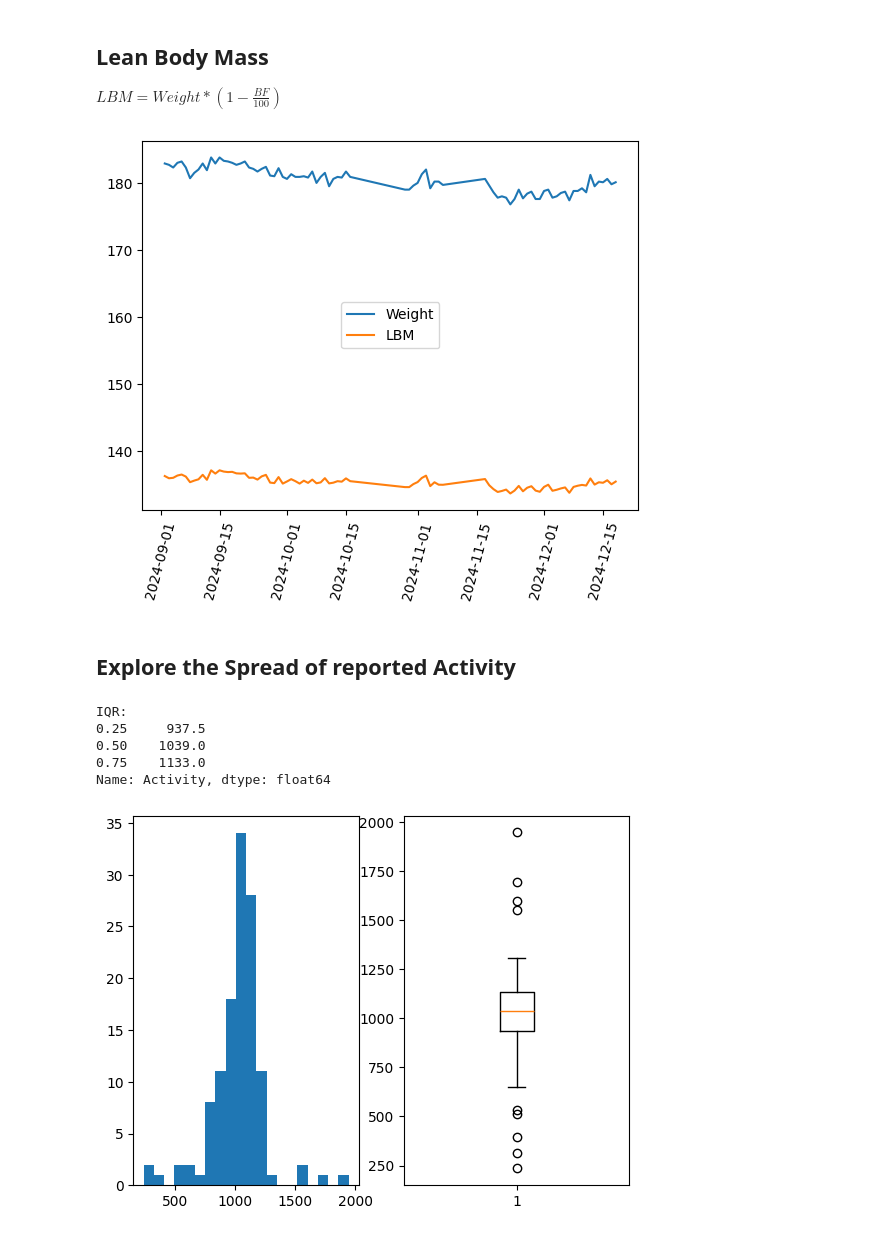
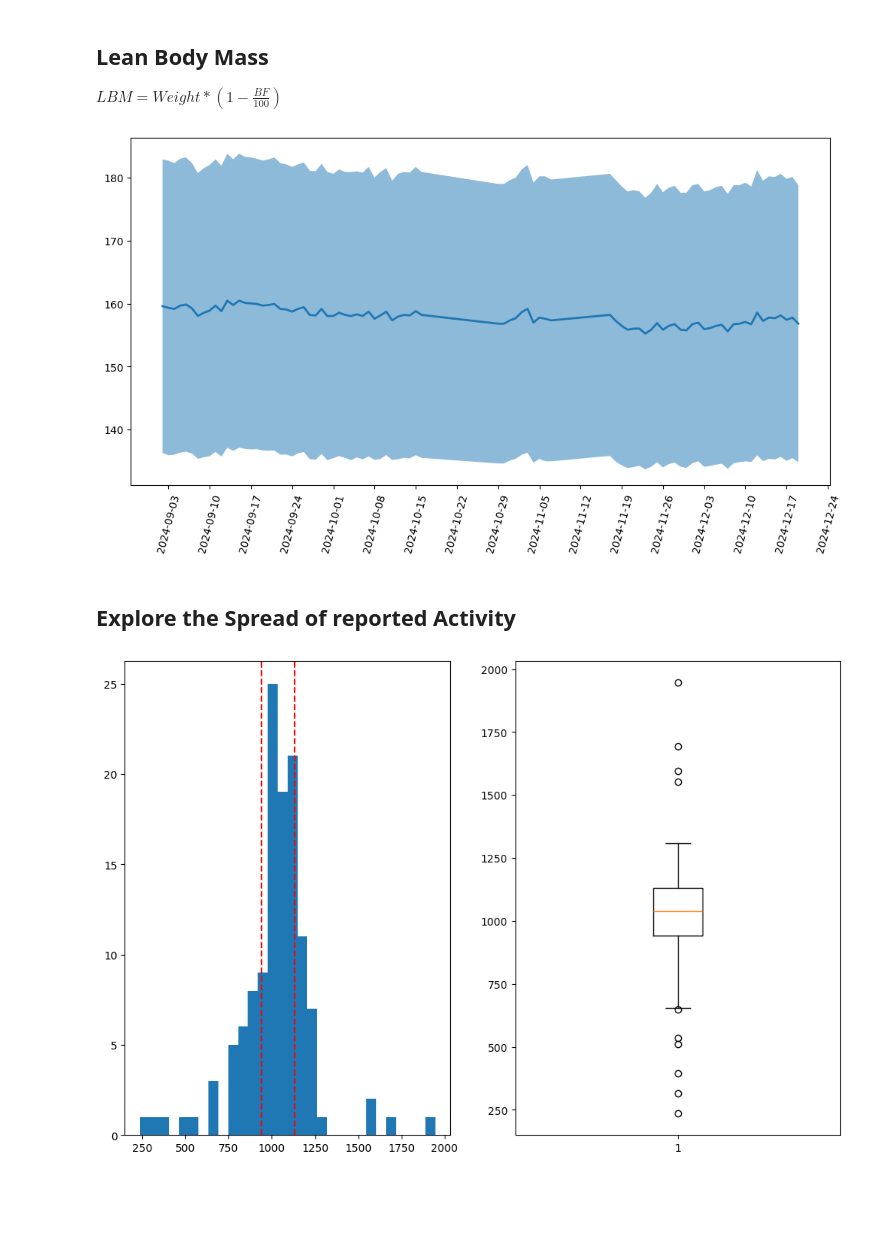
Before and after one commit to eskoviak/pyspark-playground, a Jupyter notebook: Notebooks/Explore Fitness.ipynb, the cells around one changed output. Cells and saved outputs as stored; diff of their text form; code cells hidden in the pictures; blank space fills up the shorter version.

```diff
--- a/Notebooks/Explore Fitness.ipynb
+++ b/Notebooks/Explore Fitness.ipynb
@@ -52,14 +53,14 @@ The first is to calculate the active calories from the named activities.These ac
 raw_df['Step_Act'] = raw_df.apply(lambda row: (row['Activity']-(row['Str_Trng']+
                                                 row['Func_Trng']+
                                                 row['Yoga']+
-#                                                row['Run']+
-#                                                row['Walk']+
-#                                                row['Hike']+
+                                                row['Run']+
+                                                row['Walk']+
+                                                row['Hike']+
                                                 row['Bike']+
                                                 row['Other'])
                                                 ), axis=1)
 
-steps_df=raw_df.loc[:,['Step_Act','Steps','Flights']].dropna()
+steps_df=raw_df.loc[:,['Activity','Step_Act','Steps','Flights']].dropna()
 #steps_df
 # %% [markdown]
 ## Investigate Steps
@@ -164,32 +167,34 @@ LBM_df = raw_df.loc[:,['Date','Weight','BF']].dropna()
 LBM_df['LBM'] = LBM_df['Weight']*(1 - (LBM_df['BF']/100))
 # %%
 #LBM_df
-fig, ax = plt.subplots()
-ax.plot(LBM_df['Date'], LBM_df.loc[:,['Weight','LBM']], label=['Weight','LBM'])
+fig, ax = plt.subplots(1,1, figsize=(12.0, 6.0))
+#ax.plot(LBM_df['Date'], LBM_df.loc[:,['Weight','LBM']], label=['Weight','LBM'])
+ax.fill_between(LBM_df['Date'],LBM_df['Weight'], LBM_df['LBM'],alpha=0.5)
+ax.plot(LBM_df['Date'],(LBM_df['Weight']+LBM_df['LBM'])/2, linewidth=2)
+ax.xaxis.set_major_locator(mdates.WeekdayLocator(byweekday=[1]))
+ax.xaxis.set_minor_locator(mdates.WeekdayLocator())
 ax.tick_params(axis='x', labelrotation=75)
 
-plt.legend(loc='center')
+#plt.legend(loc='center')
 plt.show()
 # %% [output]
-[figure, old version]
+[figure, new version]
 # %% [markdown]
 ## Explore the Spread of reported Activity
 # %%
 data = raw_df.loc[:,'Activity'].dropna()
-print(f'IQR:\n{data.quantile([.25,.50,.75])}')
-n_bins = 20
+n_bins = 30
 
-fig, axs = plt.subplots(1, 2,)
-
+fig, axs = plt.subplots(1, 2, figsize=(12.0, 8.0))
+q1 = np.percentile(data, 25)
+q2 = np.percentile(data, 50)
+q3 = np.percentile(data, 75)
 # We can set the number of bins with the *bins* keyword argument.
 axs[0].hist(data, bins=n_bins)
+axs[0].axvline(q1, color='r', linestyle='--')
+axs[0].axvline(q3, color='r', linestyle='--')
 axs[1].boxplot(data)
 
 plt.show()
 # %% [output]
-IQR:
-0.25     937.5
-0.50    1039.0
-0.75    1133.0
-Name: Activity, dtype: float64
-[figure, old version]
+[figure, new version]
```
Also changed, not shown: parts of 3 cells of this notebook, 1 other file.
